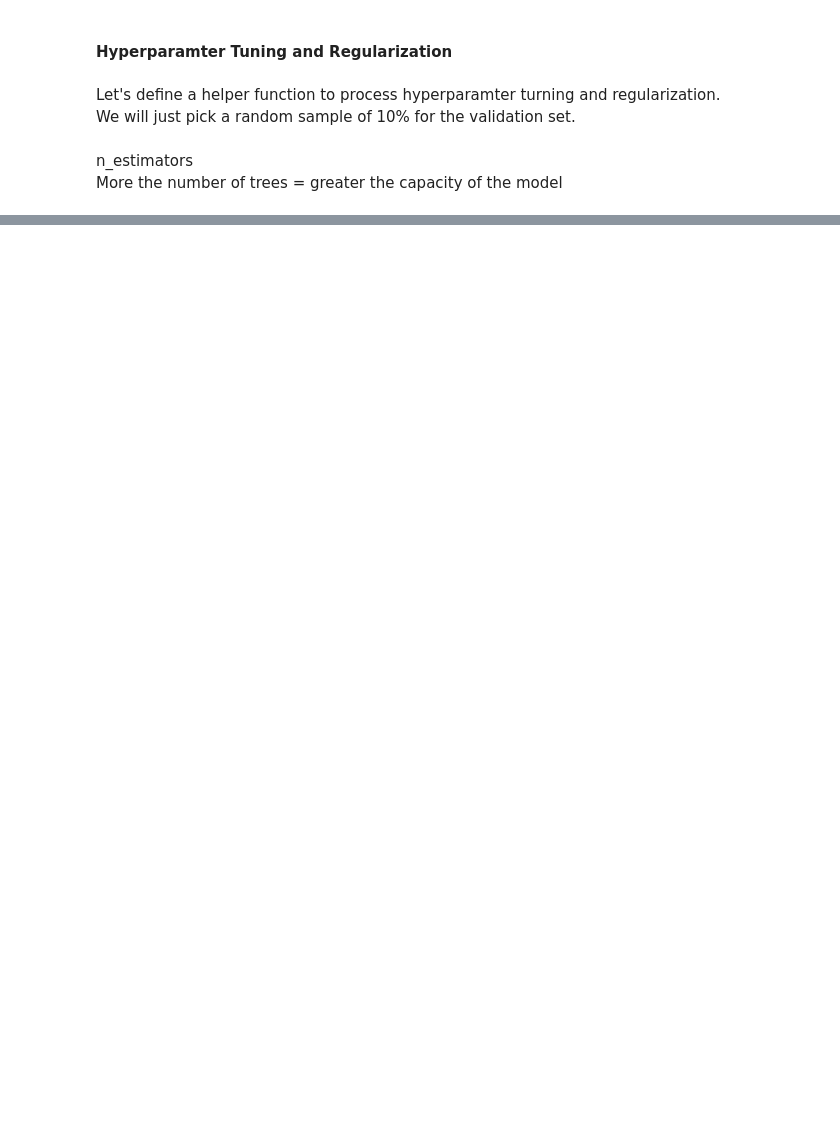
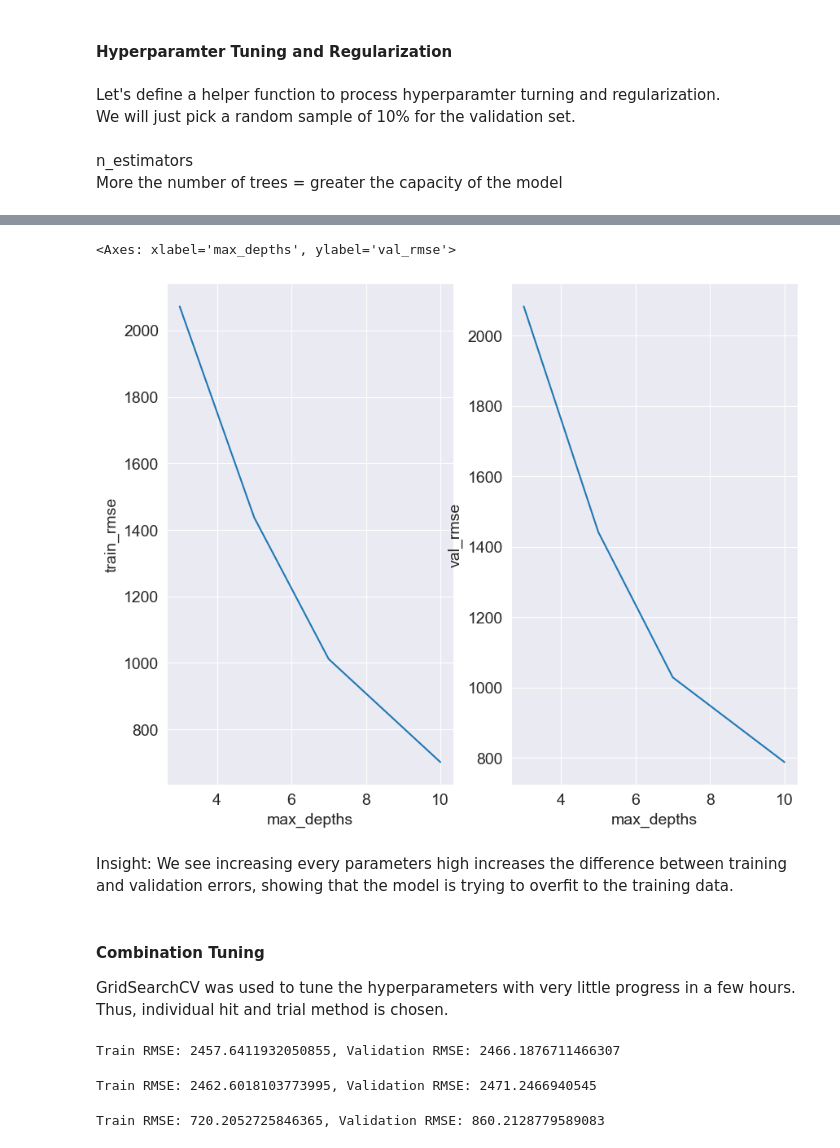
Before and after one commit to ayushzoc/rossmanstoresales, a Jupyter notebook: rossmanstoresalescomp.ipynb, the cells around one changed output, grey strips where cells are left out. Drawn from its saved outputs; the diff is of its cells as text; code cells hidden in the pictures; blank space fills up the shorter version.

Commit message:
Hyperparameter Tuning

```diff
--- a/rossmanstoresalescomp.ipynb
+++ b/rossmanstoresalescomp.ipynb
@@ -721,0 +794,25 @@ for n_estimator in n_estimators:
+# %%
+# Plotting both the Training RMSE and Validation RMSE.
+fig, axes = plt.subplots(1, 2, sharex = True, figsize = (10, 8))
+sns.lineplot(ax = axes[0], data = max_depth_train_df, x = 'max_depths', y = 'train_rmse')
+sns.lineplot(ax = axes[1], data = max_depth_val_df, x = 'max_depths', y = 'val_rmse')
+# %% [output]
+<Axes: xlabel='max_depths', ylabel='val_rmse'>
+[figure, added]
+# %% [markdown]
+Insight: We see increasing every parameters high increases the difference between training and validation errors, showing that the model is trying to overfit to the training data.
+# %% [markdown]
+#### Combination Tuning
+GridSearchCV was used to tune the hyperparameters with very little progress in a few hours. Thus, individual hit and trial method is chosen.
+# %%
+test_params(n_estimators = 30, learning_rate = 0.1, max_depth = 5)
+# %% [output]
+Train RMSE: 2457.6411932050855, Validation RMSE: 2466.1876711466307
+# %%
+test_params(n_estimators = 100, learning_rate = 0.03, max_depth = 5)
+# %% [output]
+Train RMSE: 2462.6018103773995, Validation RMSE: 2471.2466940545
+# %%
+test_params(n_estimators = 50, learning_rate = 0.9, max_depth = 10)
+# %% [output]
+Train RMSE: 720.2052725846365, Validation RMSE: 860.2128779589083
```
Also changed, not shown: parts of 21 cells of this notebook.
